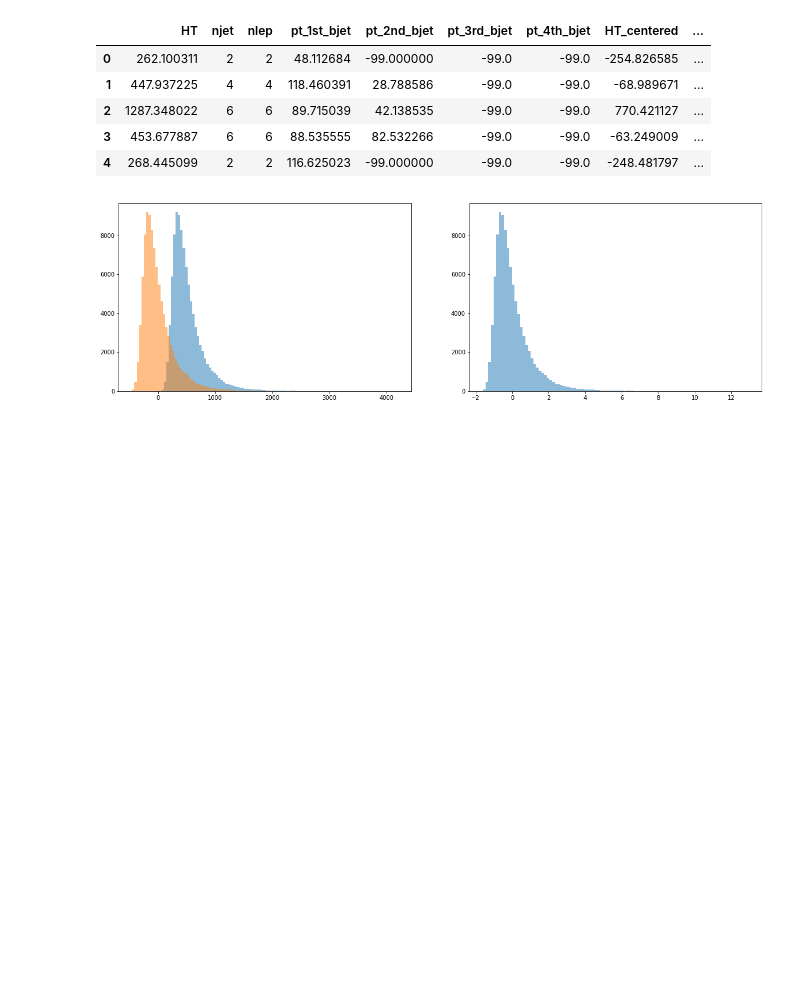
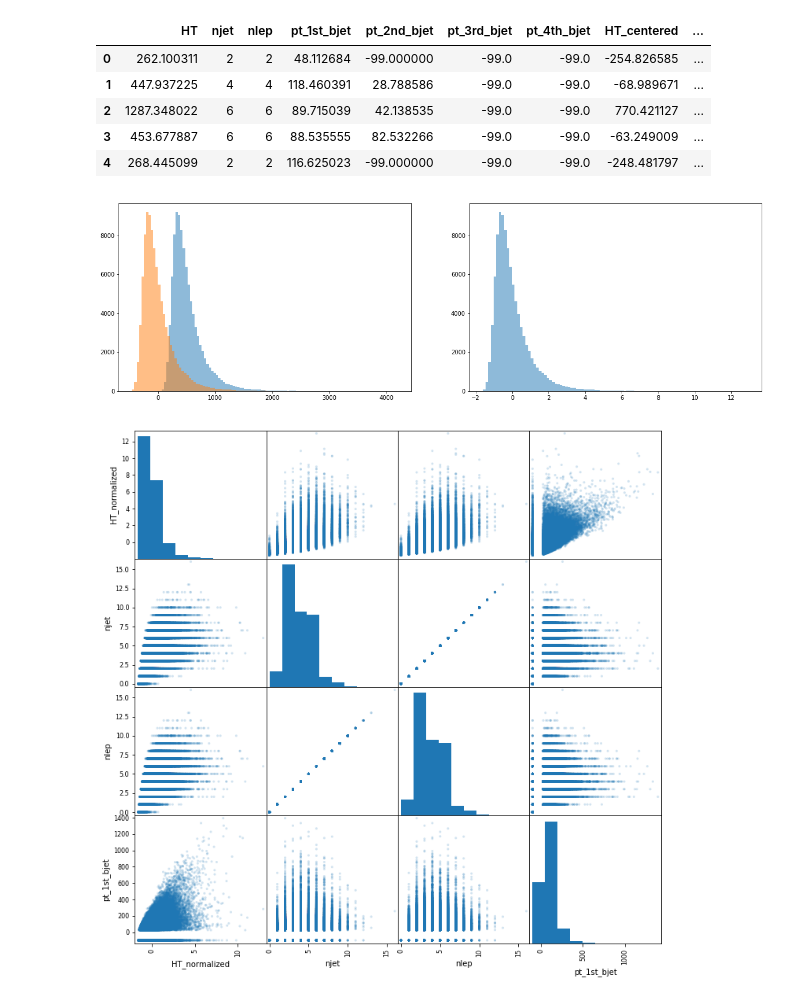
Before and after one commit to MLatCezeaux/intro_numpy, a Jupyter notebook: section1/NumpyIntroduction.ipynb, the cells around one changed output. Cells and saved outputs as stored; diff of their text form; code cells hidden in the pictures; blank space fills up the shorter version.

Commit message:
Adding pandas plots

```diff
--- a/section1/NumpyIntroduction.ipynb
+++ b/section1/NumpyIntroduction.ipynb
@@ -452,3 +452,9 @@ plt.subplot(122)
 ax = plt.hist(df['HT_normalized'], bins=100, alpha=0.5)
 # %% [output]
 [figure]
+# %%
+from pandas.plotting import scatter_matrix
+df_scatter = df[['HT_normalized', 'njet', 'nlep', 'pt_1st_bjet']]
+_ = scatter_matrix(df_scatter, alpha=0.2, figsize=(12, 12), diagonal='hist')
+# %% [output]
+[figure, added]
```
